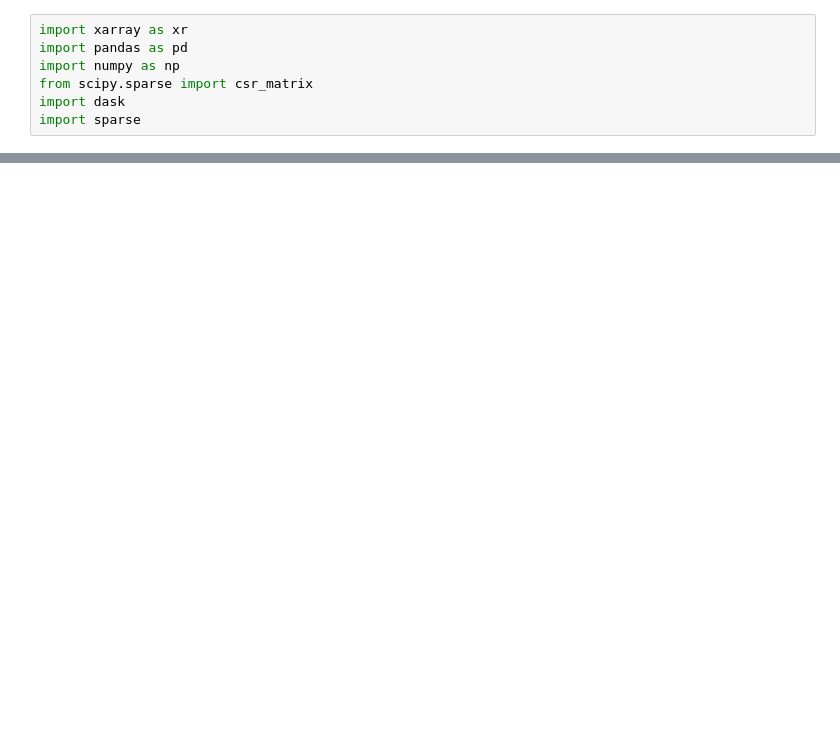
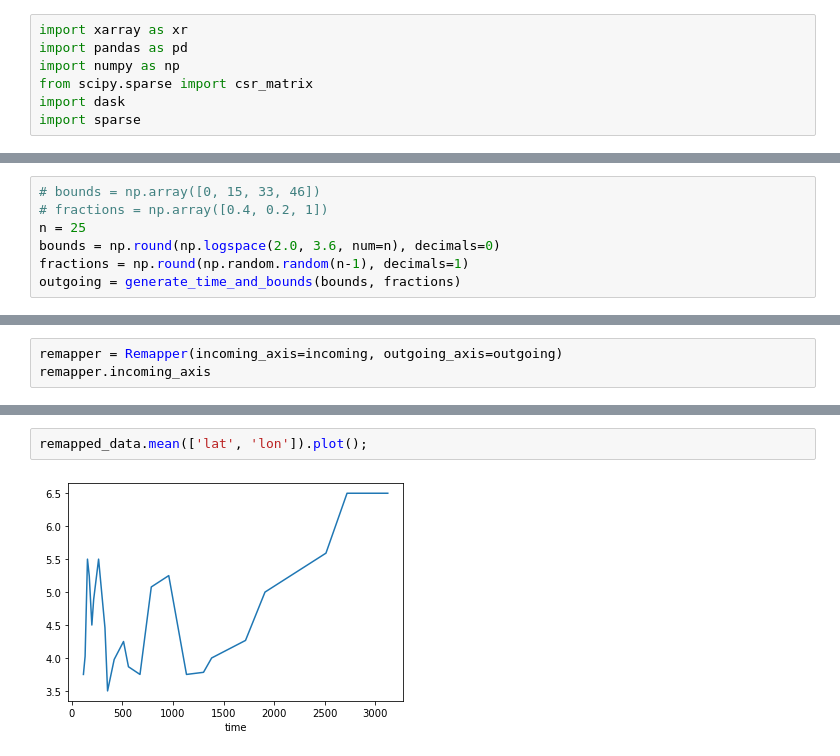
Before and after one commit to andersy005/brouillons-quotidien, a Jupyter notebook: xgriddedtime/remapper.ipynb, the cells around one changed output, grey strips where cells are left out. Saved outputs shown, nothing was run; the diff lists cells and outputs as text; blank space fills up the shorter version.

```diff
--- a/xgriddedtime/remapper.ipynb
+++ b/xgriddedtime/remapper.ipynb
@@ -294,0 +49,7 @@ Dimensions without coordinates: lat, lon
+# %%
+# bounds = np.array([0, 15, 33, 46])
+# fractions = np.array([0.4, 0.2, 1])
+n = 25
+bounds = np.round(np.logspace(2.0, 3.6, num=n), decimals=0)
+fractions = np.round(np.random.random(n-1), decimals=1)
+outgoing = generate_time_and_bounds(bounds, fractions)
@@ -294,0 +274,3 @@ Dimensions without coordinates: lat, lon
+# %%
+remapper = Remapper(incoming_axis=incoming, outgoing_axis=outgoing)
+remapper.incoming_axis
@@ -294,0 +342,4 @@ Dimensions without coordinates: lat, lon
+# %%
+remapped_data.mean(['lat', 'lon']).plot();
+# %% [output]
+[figure, added]
```
Also changed, not shown: parts of 41 cells of this notebook.
